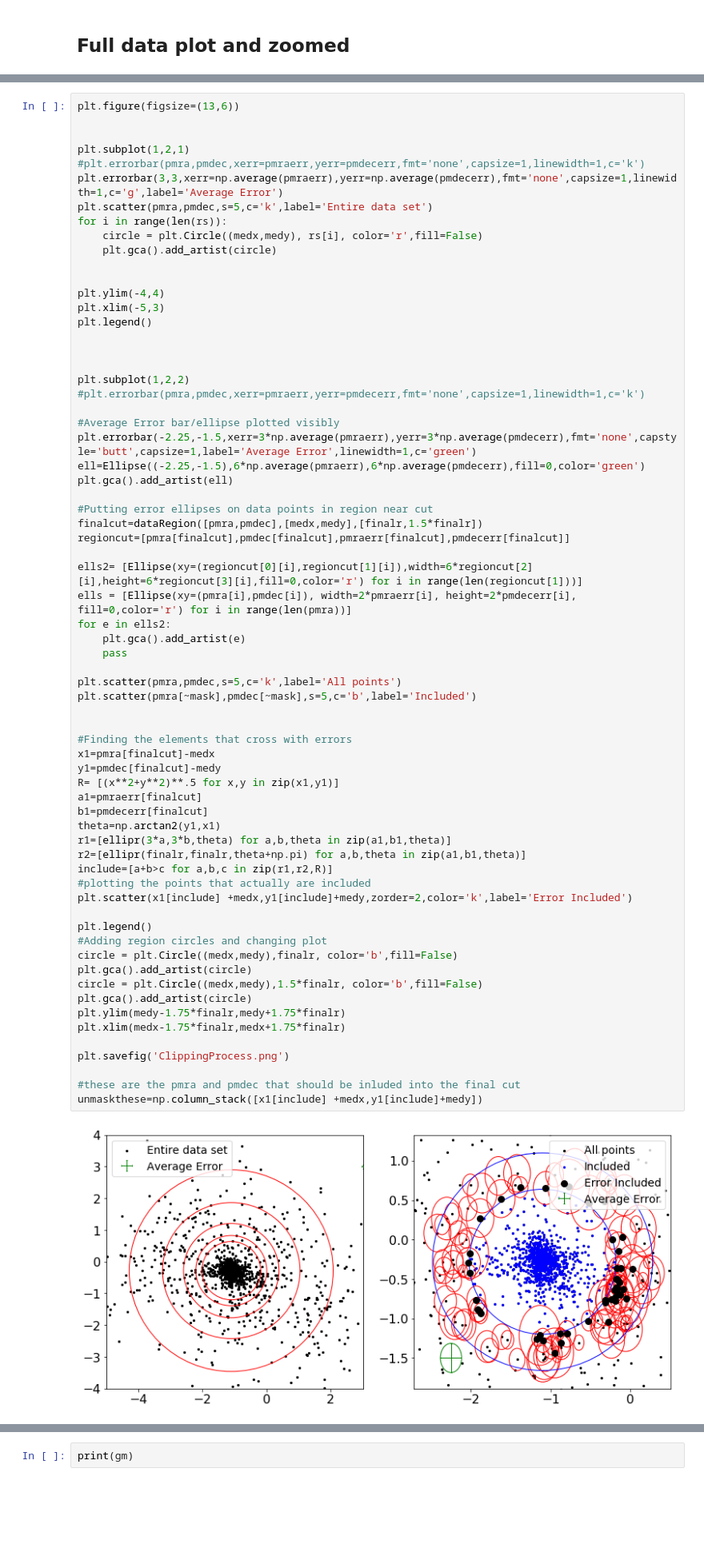
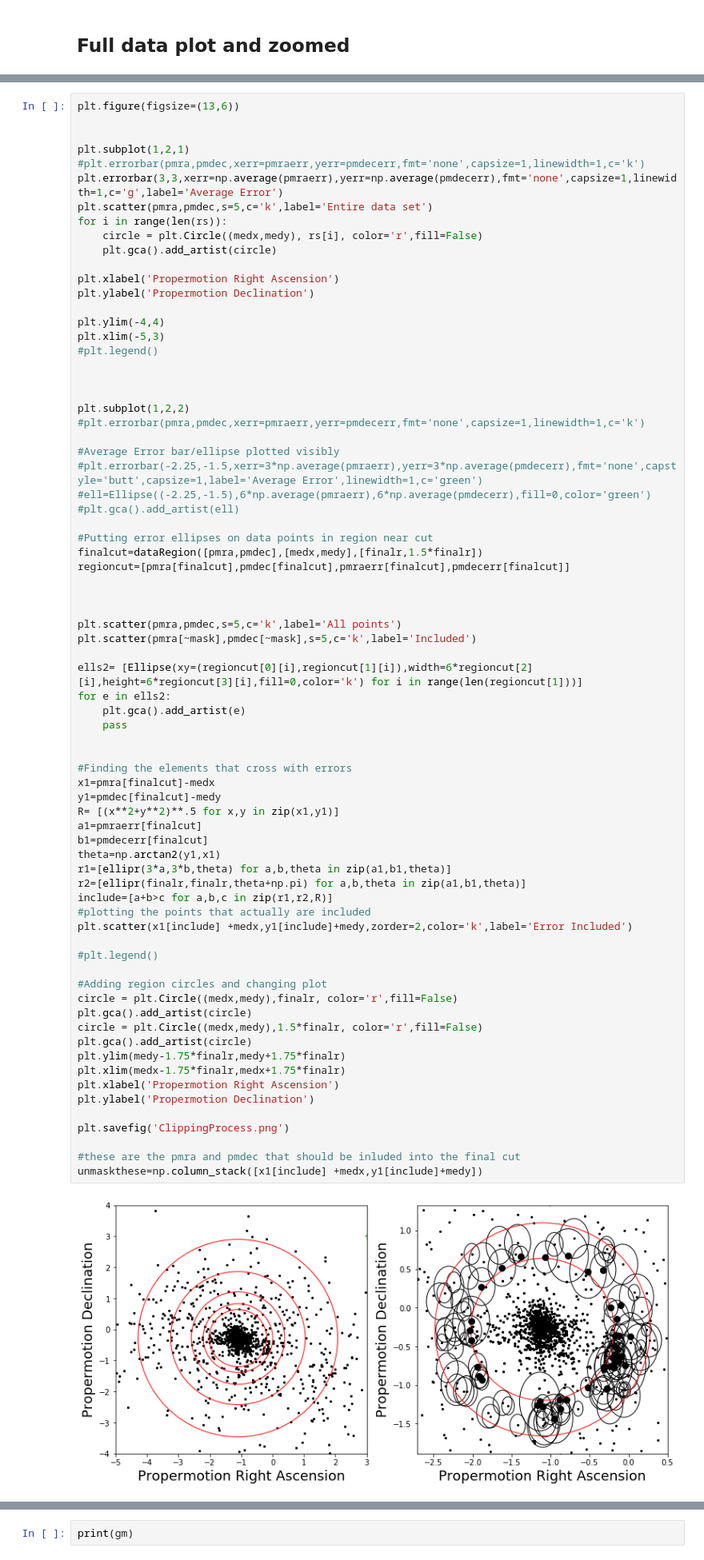
Before and after one commit to Erickmpowell/OU-Research, a Jupyter notebook: Masked Array List.ipynb, the cells around one changed output, grey strips where cells are left out. Shown at 80% size. Saved outputs shown, nothing was run; the diff lists cells and outputs as text; blank space fills up the shorter version.

Commit message:
Figure Edits

```diff
--- a/Masked Array List.ipynb
+++ b/Masked Array List.ipynb
@@ -156,10 +156,12 @@ for i in range(len(rs)):
     circle = plt.Circle((medx,medy), rs[i], color='r',fill=False)
     plt.gca().add_artist(circle)
 
+plt.xlabel('Propermotion Right Ascension')
+plt.ylabel('Propermotion Declination')
 
 plt.ylim(-4,4)
 plt.xlim(-5,3)
-plt.legend()
+#plt.legend()
 
 
 
@@ -167,52 +169,56 @@ plt.subplot(1,2,2)
 #plt.errorbar(pmra,pmdec,xerr=pmraerr,yerr=pmdecerr,fmt='none',capsize=1,linewidth=1,c='k')
 
 #Average Error bar/ellipse plotted visibly
-plt.errorbar(-2.25,-1.5,xerr=3*np.average(pmraerr),yerr=3*np.average(pmdecerr),fmt='none',capstyle='butt',capsize=1,label='Average Error',linewidth=1,c='green')
-ell=Ellipse((-2.25,-1.5),6*np.average(pmraerr),6*np.average(pmdecerr),fill=0,color='green')
-plt.gca().add_artist(ell)
+#plt.errorbar(-2.25,-1.5,xerr=3*np.average(pmraerr),yerr=3*np.average(pmdecerr),fmt='none',capstyle='butt',capsize=1,label='Average Error',linewidth=1,c='green')
+#ell=Ellipse((-2.25,-1.5),6*np.average(pmraerr),6*np.average(pmdecerr),fill=0,color='green')
+#plt.gca().add_artist(ell)
 
 #Putting error ellipses on data points in region near cut
 finalcut=dataRegion([pmra,pmdec],[medx,medy],[finalr,1.5*finalr])
 regioncut=[pmra[finalcut],pmdec[finalcut],pmraerr[finalcut],pmdecerr[finalcut]]
 
-ells2= [Ellipse(xy=(regioncut[0][i],regioncut[1][i]),width=6*regioncut[2][i],height=6*regioncut[3][i],fill=0,color='r') for i in range(len(regioncut[1]))]
-ells = [Ellipse(xy=(pmra[i],pmdec[i]), width=2*pmraerr[i], height=2*pmdecerr[i], fill=0,color='r') for i in range(len(pmra))]
+
+
+plt.scatter(pmra,pmdec,s=5,c='k',label='All points')
+plt.scatter(pmra[~mask],pmdec[~mask],s=5,c='k',label='Included')
+
+ells2= [Ellipse(xy=(regioncut[0][i],regioncut[1][i]),width=6*regioncut[2][i],height=6*regioncut[3][i],fill=0,color='k') for i in range(len(regioncut[1]))]
 for e in ells2:
     plt.gca().add_artist(e)
     pass
-
-plt.scatter(pmra,pmdec,s=5,c='k',label='All points')
-plt.scatter(pmra[~mask],pmdec[~mask],s=5,c='b',label='Included')
 
 
 #Finding the elements that cross with errors
 x1=pmra[finalcut]-medx
 y1=pmdec[finalcut]-medy
 R= [(x**2+y**2)**.5 for x,y in zip(x1,y1)]
 a1=pmraerr[finalcut]
 b1=pmdecerr[finalcut]
 theta=np.arctan2(y1,x1)
 r1=[ellipr(3*a,3*b,theta) for a,b,theta in zip(a1,b1,theta)]
 r2=[ellipr(finalr,finalr,theta+np.pi) for a,b,theta in zip(a1,b1,theta)]
 include=[a+b>c for a,b,c in zip(r1,r2,R)]
 #plotting the points that actually are included
 plt.scatter(x1[include] +medx,y1[include]+medy,zorder=2,color='k',label='Error Included')
 
-plt.legend()
+#plt.legend()
+
 #Adding region circles and changing plot
-circle = plt.Circle((medx,medy),finalr, color='b',fill=False)
+circle = plt.Circle((medx,medy),finalr, color='r',fill=False)
 plt.gca().add_artist(circle)
-circle = plt.Circle((medx,medy),1.5*finalr, color='b',fill=False)
+circle = plt.Circle((medx,medy),1.5*finalr, color='r',fill=False)
 plt.gca().add_artist(circle)
 plt.ylim(medy-1.75*finalr,medy+1.75*finalr)
 plt.xlim(medx-1.75*finalr,medx+1.75*finalr)
+plt.xlabel('Propermotion Right Ascension')
+plt.ylabel('Propermotion Declination')
 
 plt.savefig('ClippingProcess.png')
 
 #these are the pmra and pmdec that should be inluded into the final cut
 unmaskthese=np.column_stack([x1[include] +medx,y1[include]+medy])
 # %% [output]
-[figure, old version]
+[figure, new version]
 # %%
 #this will find the indices that the value corresponds to in the qlist
 def all_indices(value, qlist):
```
Also changed, not shown: parts of 2 cells of this notebook, 2 other files.
